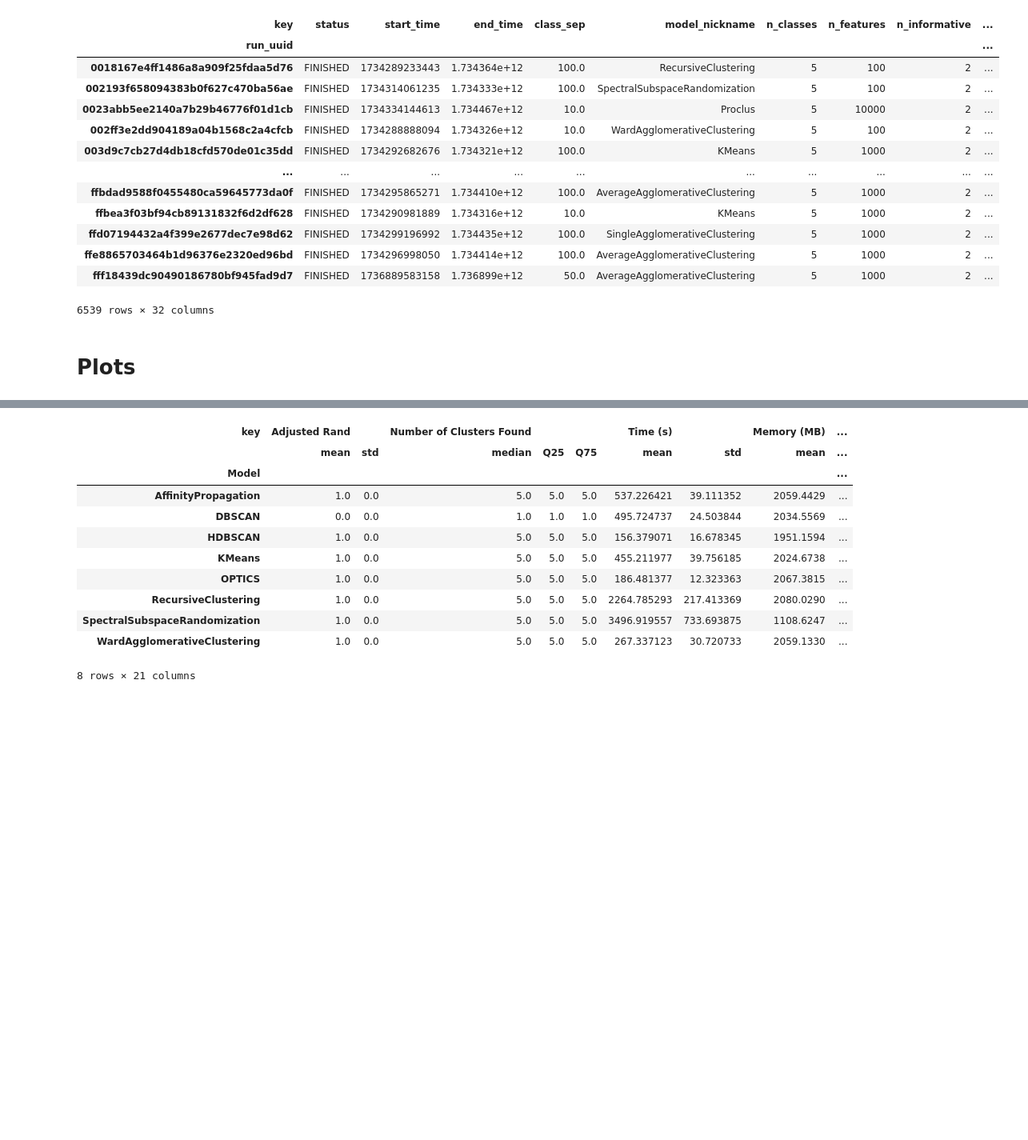
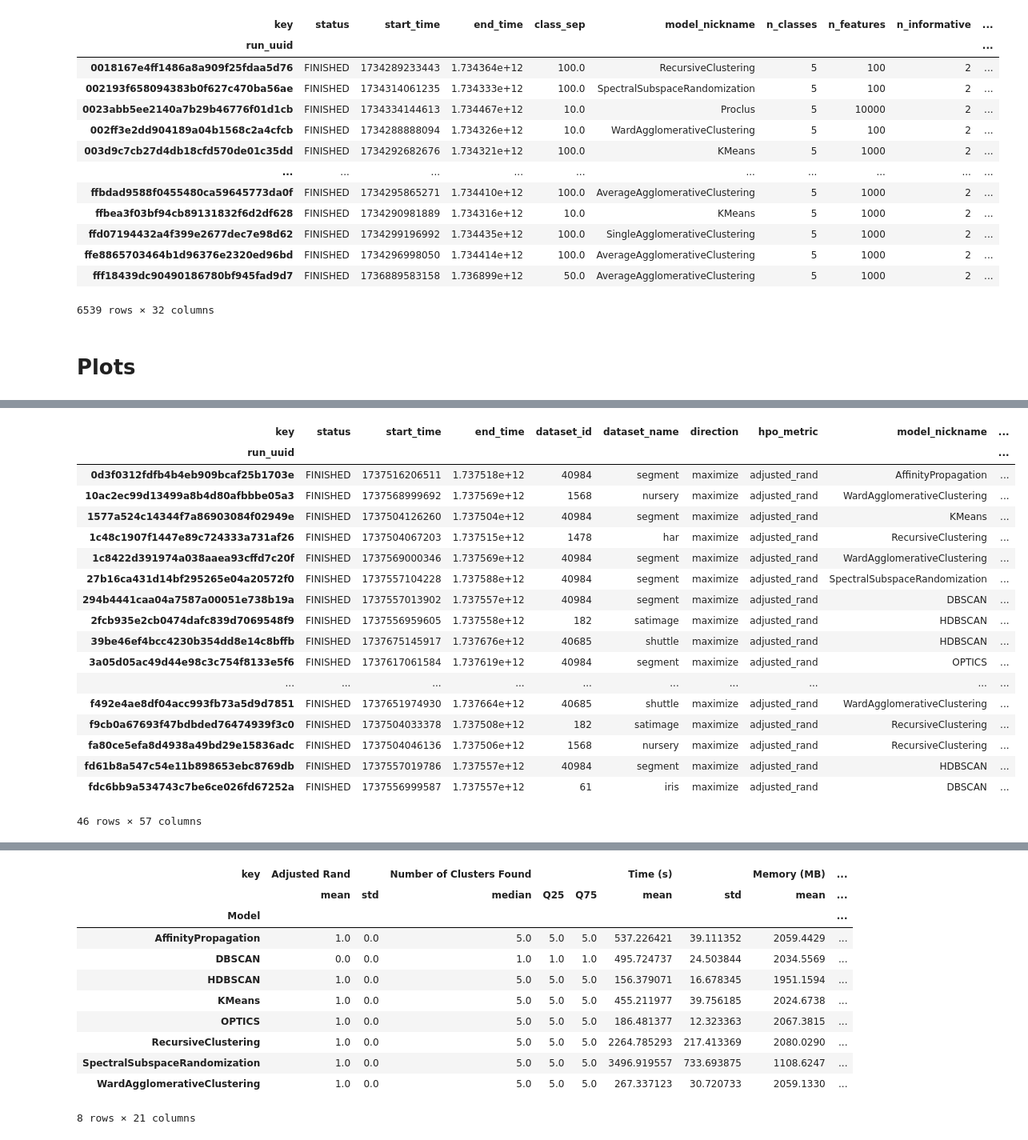
Before and after one commit to BrunoBelucci/cohirf, a Jupyter notebook: results/analyze_runs_openml.ipynb, the cells around one changed output, grey strips where cells are left out. Shown at 80% size. Saved outputs shown, nothing was run; the diff lists cells and outputs as text; code cells hidden in the pictures; blank space fills up the shorter version.

```diff
--- a/results/analyze_runs_openml.ipynb
+++ b/results/analyze_runs_openml.ipynb
@@ -41,6 +43,10 @@ params_columns = [
     'seed_model',
     'dataset_id',
     'dataset_name',
+    # 'model_params/normalization',
+    'direction',
+    'hpo_metric',
+    'standardize'
 ]
 # %%
 latest_metrics_columns = [
@@ -106,14 +186,11 @@ df_runs_raw_parents
 # %%
 non_duplicate_columns = [
     'model_nickname',
-    'n_samples',
-    'n_features',
-    'pct_random',
-    'seed_unified',
-    'class_sep',
-    'n_random',
-    'n_informative',
-    'n_classes'
+    'dataset_id',
+    # 'model_params/normalization',
+    'direction',
+    'hpo_metric',
+    'standardize',
 ]
 df_runs_parents = df_runs_raw_parents.dropna(axis=0, how='all', subset=['best_adjusted_rand']).copy()
 df_runs_parents = df_runs_parents.loc[(~df_runs_parents.duplicated(non_duplicate_columns))]
@@ -374,0 +470,13 @@ df_common
+# %%
+def get_parameters_string(row):
+    str = ''
+    for p in all_model_parameters:
+        if not pd.isna(row[p]):
+            value = float(row[p])
+            if value.is_integer():
+                value = int(value)
+                str += f'{p}: {value}'
+            else:
+                str += f'{p}: {value:0.2f}'
+            str += ', '
+    return str
@@ -374,0 +491,11 @@ df_common
+# %%
+datasets_ids = [40685, 39, 61, 182, 40984, 1478, 1568]
+datasets_ids = [str(d) for d in datasets_ids]
+models_nicknames = ['RecursiveClustering', 'KMeans', 'HDBSCAN', 'DBSCAN', 'AffinityPropagation', 'OPTICS', 'SpectralSubspaceRandomization', 'WardAgglomerativeClustering']
+df = df_runs_parents.copy()
+df = df.loc[df['dataset_id'].isin(datasets_ids)]
+df = df.loc[df['model_nickname'].isin(models_nicknames)]
+df['Parameters'] = df.apply(get_parameters_string, axis=1)
+df = df[['model_nickname', 'dataset_name', 'best_adjusted_rand', 'Parameters']]
+df = df.rename(columns={'best_adjusted_rand': 'ARI', 'model_nickname': 'Model', 'dataset_name': 'Dataset'})
+df = df.groupby(['Dataset', 'Model']).agg({'ARI': 'mean', 'Parameters': 'first'})
@@ -374,0 +522,22 @@ df_common
+# %%
+df
+# %% [output]
+| key | status | start_time | end_time | dataset_id | dataset_name | direction | hpo_metric | model_nickname | ... |
+| run_uuid |  |  |  |  |  |  |  |  | ... |
+| 0d3f0312fdfb4b4eb909bcaf25b1703e | FINISHED | 1737516206511 | 1.737518e+12 | 40984 | segment | maximize | adjusted_rand | AffinityPropagation | ... |
+| 10ac2ec99d13499a8b4d80afbbbe05a3 | FINISHED | 1737568999692 | 1.737569e+12 | 1568 | nursery | maximize | adjusted_rand | WardAgglomerativeClustering | ... |
+| 1577a524c14344f7a86903084f02949e | FINISHED | 1737504126260 | 1.737504e+12 | 40984 | segment | maximize | adjusted_rand | KMeans | ... |
+| 1c48c1907f1447e89c724333a731af26 | FINISHED | 1737504067203 | 1.737515e+12 | 1478 | har | maximize | adjusted_rand | RecursiveClustering | ... |
+| 1c8422d391974a038aaea93cffd7c20f | FINISHED | 1737569000346 | 1.737569e+12 | 40984 | segment | maximize | adjusted_rand | WardAgglomerativeClustering | ... |
+| 27b16ca431d14bf295265e04a20572f0 | FINISHED | 1737557104228 | 1.737588e+12 | 40984 | segment | maximize | adjusted_rand | SpectralSubspaceRandomization | ... |
+| 294b4441caa04a7587a00051e738b19a | FINISHED | 1737557013902 | 1.737557e+12 | 40984 | segment | maximize | adjusted_rand | DBSCAN | ... |
+| 2fcb935e2cb0474dafc839d7069548f9 | FINISHED | 1737556959605 | 1.737558e+12 | 182 | satimage | maximize | adjusted_rand | HDBSCAN | ... |
+| 39be46ef4bcc4230b354dd8e14c8bffb | FINISHED | 1737675145917 | 1.737676e+12 | 40685 | shuttle | maximize | adjusted_rand | HDBSCAN | ... |
+| 3a05d05ac49d44e98c3c754f8133e5f6 | FINISHED | 1737617061584 | 1.737619e+12 | 40984 | segment | maximize | adjusted_rand | OPTICS | ... |
+| ... | ... | ... | ... | ... | ... | ... | ... | ... | ... |
+| f492e4ae8df04acc993fb73a5d9d7851 | FINISHED | 1737651974930 | 1.737664e+12 | 40685 | shuttle | maximize | adjusted_rand | WardAgglomerativeClustering | ... |
+| f9cb0a67693f47bdbded76474939f3c0 | FINISHED | 1737504033378 | 1.737508e+12 | 182 | satimage | maximize | adjusted_rand | RecursiveClustering | ... |
+| fa80ce5efa8d4938a49bd29e15836adc | FINISHED | 1737504046136 | 1.737506e+12 | 1568 | nursery | maximize | adjusted_rand | RecursiveClustering | ... |
+| fd61b8a547c54e11b898653ebc8769db | FINISHED | 1737557019786 | 1.737557e+12 | 40984 | segment | maximize | adjusted_rand | HDBSCAN | ... |
+| fdc6bb9a534743c7be6ce026fd67252a | FINISHED | 1737556999587 | 1.737557e+12 | 61 | iris | maximize | adjusted_rand | DBSCAN | ... |
+46 rows × 57 columns
```
Also changed, not shown: parts of 35 cells of this notebook, 3 other files.
